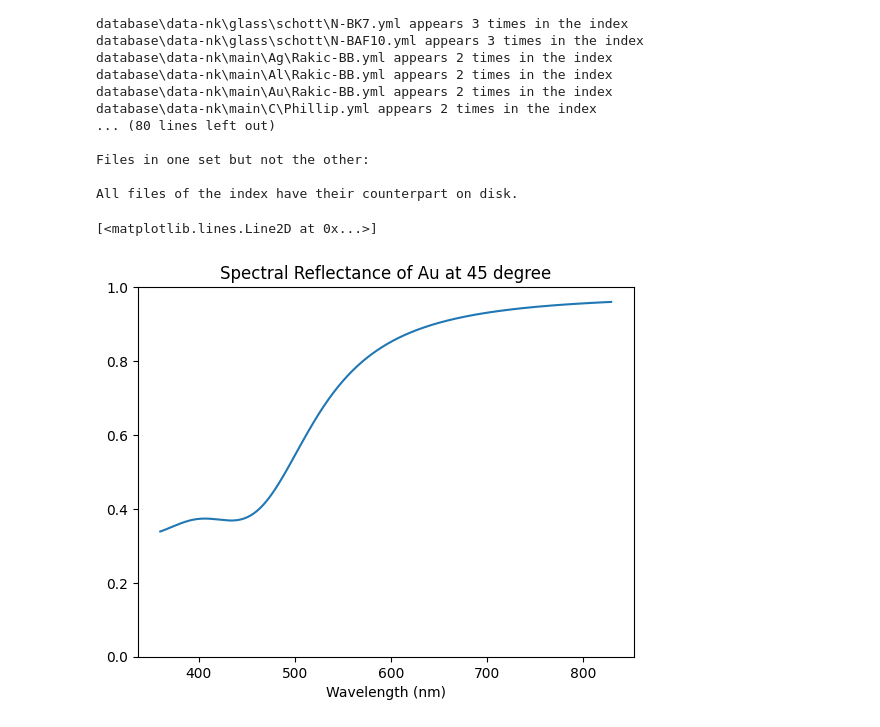
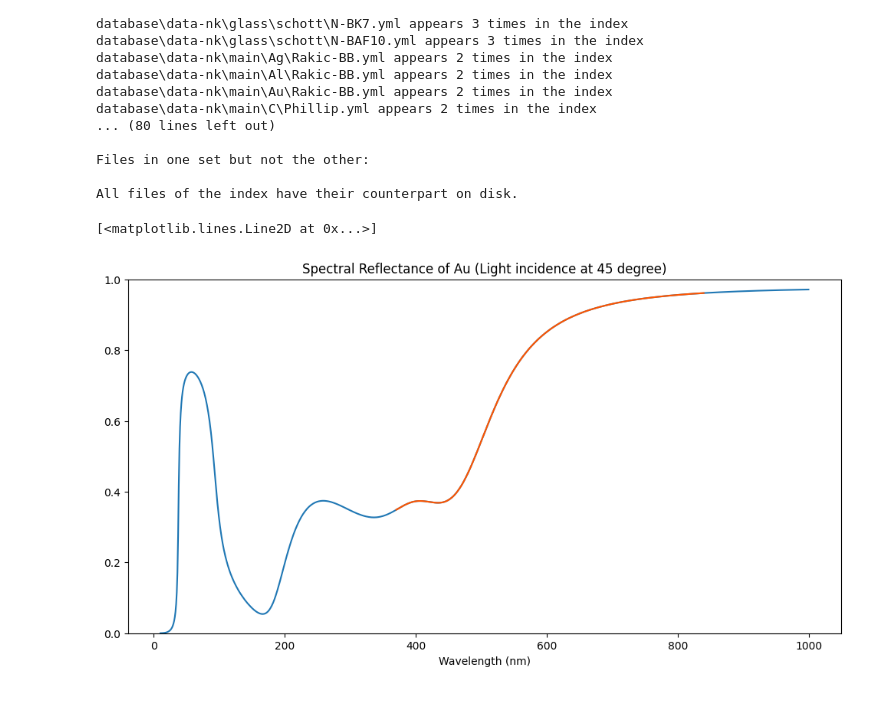
Before and after one commit to ndming/spectral-rendering, a Jupyter notebook: pbrt/reflectance/reflectance.ipynb, the cells around one changed output. Drawn from its saved outputs; the diff is of its cells as text; code cells hidden in the pictures.

Commit message:
Plot reflectance outside of visible range

```diff
--- a/pbrt/reflectance/reflectance.ipynb
+++ b/pbrt/reflectance/reflectance.ipynb
@@ -24,24 +24,28 @@ from reflectance import *
 import numpy as np
 import matplotlib.pyplot as plt
 # %%
-wavelength_min = 360  # nm
-wavelength_max = 830  # nm
-delta_wavelength = 1  # nm
-incident_angle = 45   # degree
+lambda_min = 10      # nm
+lambda_max = 1000    # nm
+delta_lambda = 1
+incident_angle = 45  # degree
+
+vl_min = 360
+vl_max = 830
 
 # Available options: 'Ag', 'Au', 'Cu', 'Al', 'Be', 'Cr', 'Ni', 'Pd', 'Pt', 'Ti', 'W'
 material = 'Au'
 # %%
-lambdas = np.arange(wavelength_min, wavelength_max, delta_wavelength)
+lambdas = np.arange(lambda_min, lambda_max, delta_lambda)
 idxAu = np.sqrt(LDBB(material,'LD', lambdas * 1e-9))
 idxEnv = np.repeat(1, len(idxAu))
 refl = spectral_reflectance(idxAu, idxEnv, incident_angle)
 
-fig, ax = plt.subplots()
-ax.set_title(f"Spectral Reflectance of {material} at {incident_angle} degree")
+fig, ax = plt.subplots(figsize=(12, 6))
+ax.set_title(f"Spectral Reflectance of {material} (Light incidence at {incident_angle} degree)")
 ax.set_xlabel("Wavelength (nm)")
 ax.set_ylim(0, 1)
 ax.plot(lambdas, refl)
+ax.plot(lambdas[vl_min:vl_max], refl[vl_min:vl_max], color='#FF5500')
 # %% [output]
 [<matplotlib.lines.Line2D at 0x...>]
-[figure, old version]
+[figure, new version]
```
